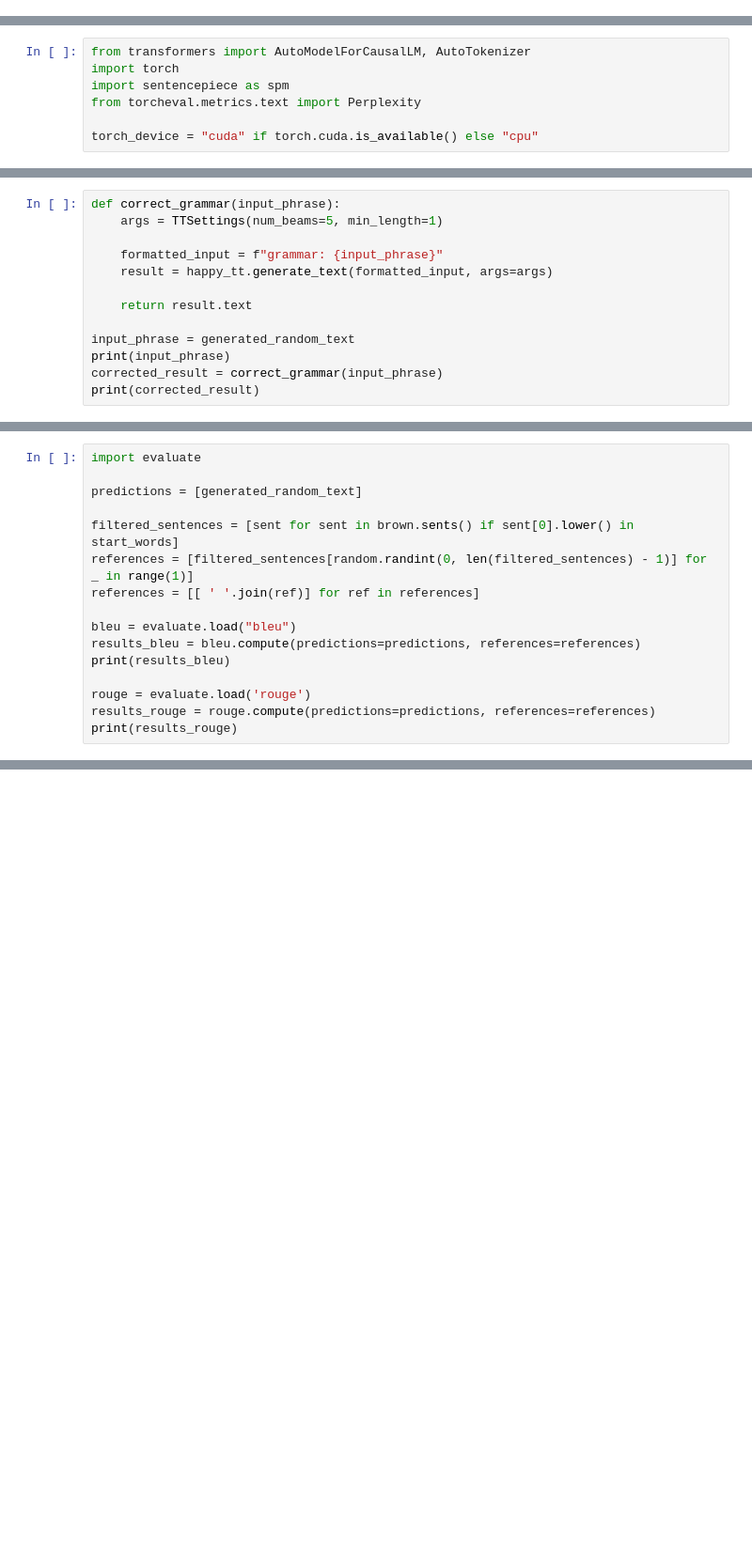
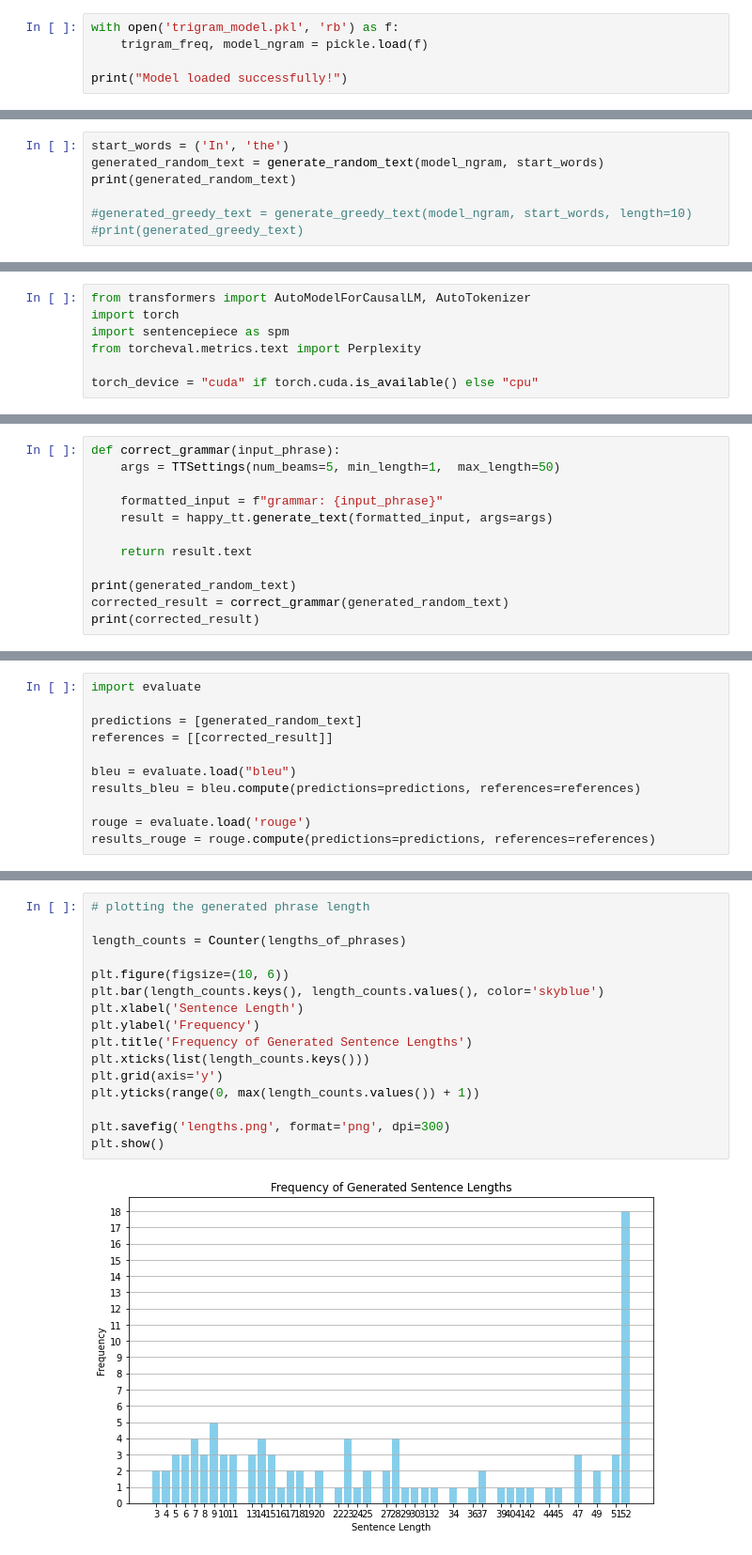
Before and after one commit to melizo4ka/NGram-checking-with-LLM, a Jupyter notebook: Ngrams.ipynb, the cells around one changed output, grey strips where cells are left out. Shown at 94% size. Saved outputs shown, nothing was run; the diff lists cells and outputs as text; blank space fills up the shorter version.

```diff
--- a/Ngrams.ipynb
+++ b/Ngrams.ipynb
@@ -135,0 +174,5 @@ the name of an operator to level
+# %%
+with open('trigram_model.pkl', 'rb') as f:
+    trigram_freq, model_ngram = pickle.load(f)
+
+print("Model loaded successfully!")
@@ -135,0 +181,7 @@ the name of an operator to level
+# %%
+start_words = ('In', 'the')
+generated_random_text = generate_random_text(model_ngram, start_words)
+print(generated_random_text)
+
+#generated_greedy_text = generate_greedy_text(model_ngram, start_words, length=10)
+#print(generated_greedy_text)
@@ -196,14 +210,13 @@ happy_tt = HappyTextToText("T5", "vennify/t5-base-grammar-correction")
 # %%
 def correct_grammar(input_phrase):
-    args = TTSettings(num_beams=5, min_length=1)
+    args = TTSettings(num_beams=5, min_length=1,  max_length=50)
 
     formatted_input = f"grammar: {input_phrase}"
     result = happy_tt.generate_text(formatted_input, args=args)
 
     return result.text
 
-input_phrase = generated_random_text
-print(input_phrase)
-corrected_result = correct_grammar(input_phrase)
+print(generated_random_text)
+corrected_result = correct_grammar(generated_random_text)
 print(corrected_result)
 # %% [output]
@@ -291,15 +257,10 @@ Note: you may need to restart the kernel to use updated packages.
 import evaluate
 
 predictions = [generated_random_text]
-
-filtered_sentences = [sent for sent in brown.sents() if sent[0].lower() in start_words]
-references = [filtered_sentences[random.randint(0, len(filtered_sentences) - 1)] for _ in range(1)]
-references = [[ ' '.join(ref)] for ref in references]
+references = [[corrected_result]]
 
 bleu = evaluate.load("bleu")
 results_bleu = bleu.compute(predictions=predictions, references=references)
-print(results_bleu)
 
 rouge = evaluate.load('rouge')
 results_rouge = rouge.compute(predictions=predictions, references=references)
-print(results_rouge)
@@ -308,0 +328,18 @@ print(results_rouge)
+# %%
+# plotting the generated phrase length
+
+length_counts = Counter(lengths_of_phrases)
+
+plt.figure(figsize=(10, 6))
+plt.bar(length_counts.keys(), length_counts.values(), color='skyblue')
+plt.xlabel('Sentence Length')
+plt.ylabel('Frequency')
+plt.title('Frequency of Generated Sentence Lengths')
+plt.xticks(list(length_counts.keys()))
+plt.grid(axis='y')
+plt.yticks(range(0, max(length_counts.values()) + 1))
+
+plt.savefig('lengths.png', format='png', dpi=300)
+plt.show()
+# %% [output]
+[figure, added]
```
Also changed, not shown: parts of 26 cells of this notebook, 3 other files.
